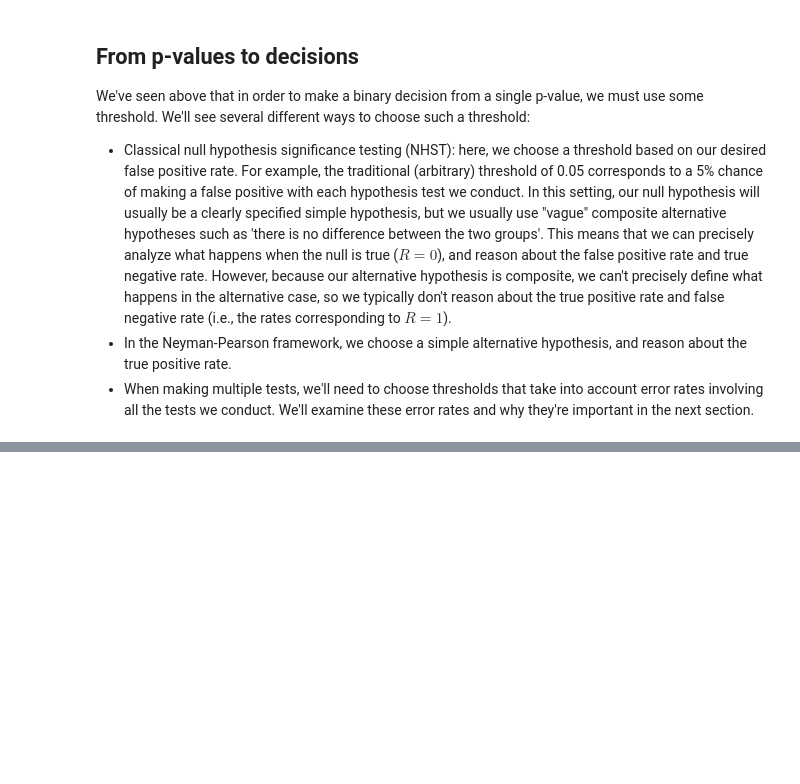
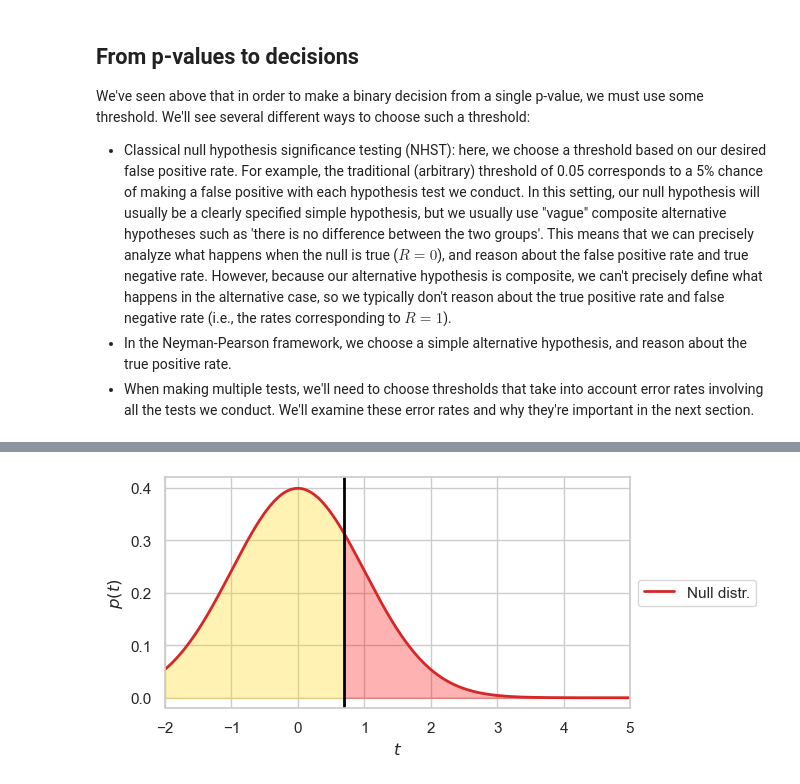
Before and after one commit to ds-102/ds-102-book, a Jupyter notebook: ds-102-book/content/chapters/01/02_hypothesis_testing.ipynb, the cells around one changed output, grey strips where cells are left out. Cells and saved outputs as stored; diff of their text form; code cells hidden in the pictures; blank space fills up the shorter version.

```diff
--- a/ds-102-book/content/chapters/01/02_hypothesis_testing.ipynb
+++ b/ds-102-book/content/chapters/01/02_hypothesis_testing.ipynb
@@ -342,6 +342,45 @@ from IPython.display import YouTubeVideo
 YouTubeVideo('WIrueFDjw64')
 # %% [output]
 [interactive output not drawn]
+# %%
+sns.set_theme(style='whitegrid')
+
+def make_null_alternative_plots(
+    show_null=True, show_alternative=True, threshold=0.7, fill_alpha=0.3
+):
+    null_color = 'tab:red'
+    alternative_color = 'tab:blue'
+    null_mean = 0
+    alt_mean = 2.5
+    sigma = 1
+    bounds = [-2, 5, -0.02, 0.42]
+    null_right = 'red'
+    null_left = 'gold'
+    alternative_right = 'green'
+    alternative_left = 'purple'
+
+    f, ax = plt.subplots(1, 1, figsize=(6, 3), dpi=100)
+    t = np.linspace(bounds[0], bounds[1], 1000)
+    zero = np.zeros_like(t)
+    null = stats.norm(null_mean, sigma).pdf(t)
+    alternative = stats.norm(alt_mean, sigma).pdf(t)
+
+    if show_null:
+        ax.plot(t, null, lw=2, color=null_color, label='Null distr.')
+        ax.fill_between(t, zero, null, t > threshold, color=null_right, alpha=fill_alpha)
+        ax.fill_between(t, zero, null, t < threshold, color=null_left, alpha=fill_alpha)
+
+    if show_alternative:
+        ax.plot(t, alternative, lw=2, color=alternative_color, label='Alt distr.')
+        ax.fill_between(t, zero, alternative, t > threshold, color=alternative_right, alpha=fill_alpha)
+        ax.fill_between(t, zero, alternative, t < threshold, color=alternative_left, alpha=fill_alpha)
+
+    ax.axvline(threshold, color='black', lw=2)
+    ax.axis(bounds)
+    ax.set_xlabel('$t$')
+    ax.set_ylabel('$p(t)$')
+
+    ax.legend(loc='center left', bbox_to_anchor=(1, 0.5))
 # %% [markdown]
 ## Trading off between different row-wise rates
 
@@ -360,0 +404,4 @@ While there are different ways to analyze the tradeoff, we'll focus on two.
+# %%
+make_null_alternative_plots(show_null=True, show_alternative=False)
+# %% [output]
+[figure, added]
```
Also changed, not shown: parts of 6 cells of this notebook, 1 other file.
